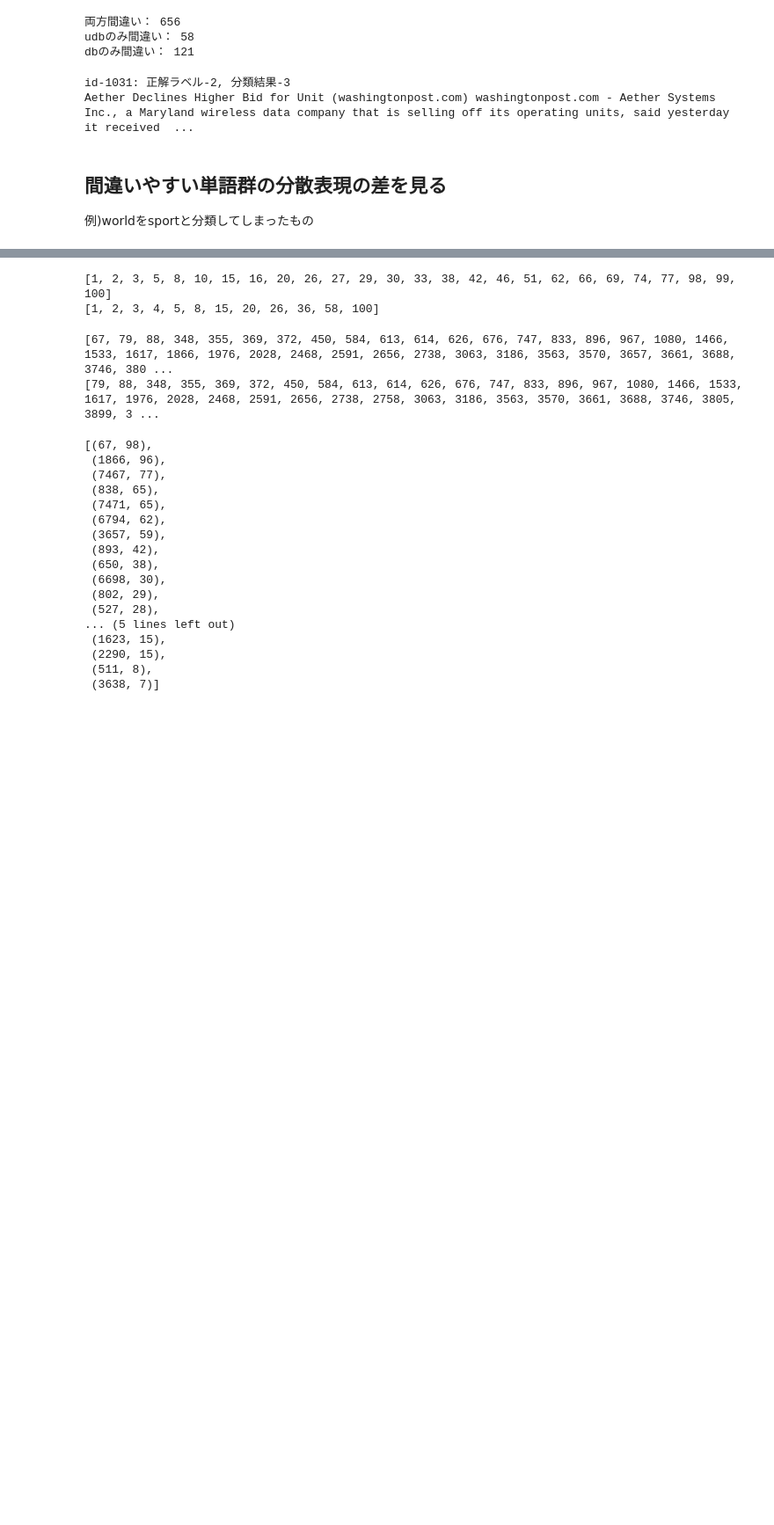
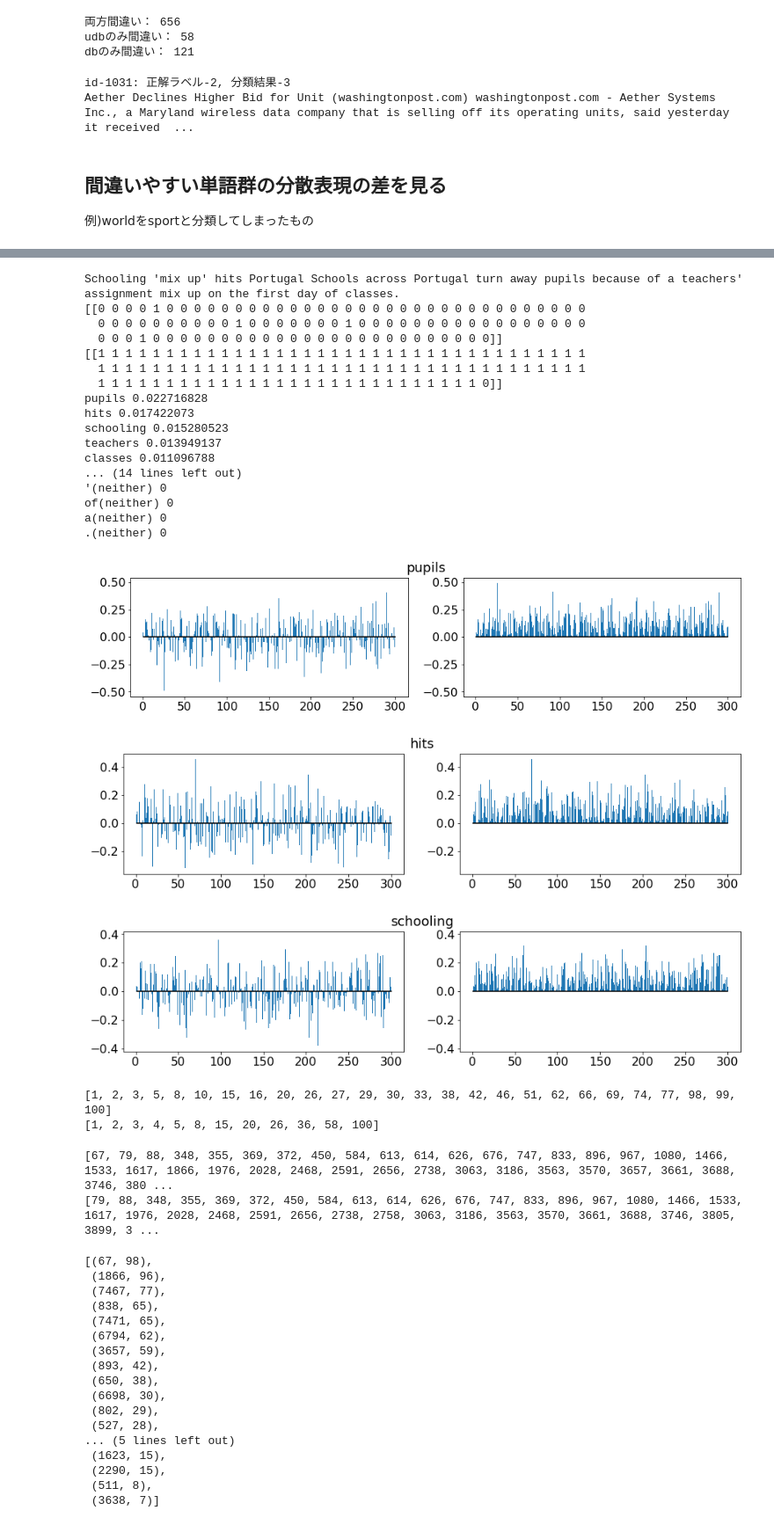
Before and after one commit to ga6rie1-KK/NLP_Bias, a Jupyter notebook: notebooks/miscllasification_analysis.ipynb, the cells around one changed output, grey strips where cells are left out. Shown at 88% size. Saved outputs shown, nothing was run; the diff lists cells and outputs as text; code cells hidden in the pictures; blank space fills up the shorter version.

```diff
--- a/notebooks/miscllasification_analysis.ipynb
+++ b/notebooks/miscllasification_analysis.ipynb
@@ -227,3 +233,26 @@ and(neither) 0
+# %%
+show(1866, 3)
+# %% [output]
+Schooling 'mix up' hits Portugal Schools across Portugal turn away pupils because of a teachers' assignment mix up on the first day of classes.
+[[0 0 0 0 1 0 0 0 0 0 0 0 0 0 0 0 0 0 0 0 0 0 0 0 0 0 0 0 0 0 0 0 0 0 0 0
+  0 0 0 0 0 0 0 0 0 0 1 0 0 0 0 0 0 0 1 0 0 0 0 0 0 0 0 0 0 0 0 0 0 0 0 0
+  0 0 0 1 0 0 0 0 0 0 0 0 0 0 0 0 0 0 0 0 0 0 0 0 0 0 0 0 0]]
+[[1 1 1 1 1 1 1 1 1 1 1 1 1 1 1 1 1 1 1 1 1 1 1 1 1 1 1 1 1 1 1 1 1 1 1 1
+  1 1 1 1 1 1 1 1 1 1 1 1 1 1 1 1 1 1 1 1 1 1 1 1 1 1 1 1 1 1 1 1 1 1 1 1
+  1 1 1 1 1 1 1 1 1 1 1 1 1 1 1 1 1 1 1 1 1 1 1 1 1 1 1 1 0]]
+pupils 0.022716828
+hits 0.017422073
+schooling 0.015280523
+teachers 0.013949137
+classes 0.011096788
+... (14 lines left out)
+'(neither) 0
+of(neither) 0
+a(neither) 0
+.(neither) 0
+[figure, added]
+[figure, added]
+[figure, added]
 # %%
 c_db = count_numMC(0, 1, df_db)
 c_udb = count_numMC(0, 1, df_udb)
```
Also changed, not shown: parts of 70 cells of this notebook, 7 other files.
